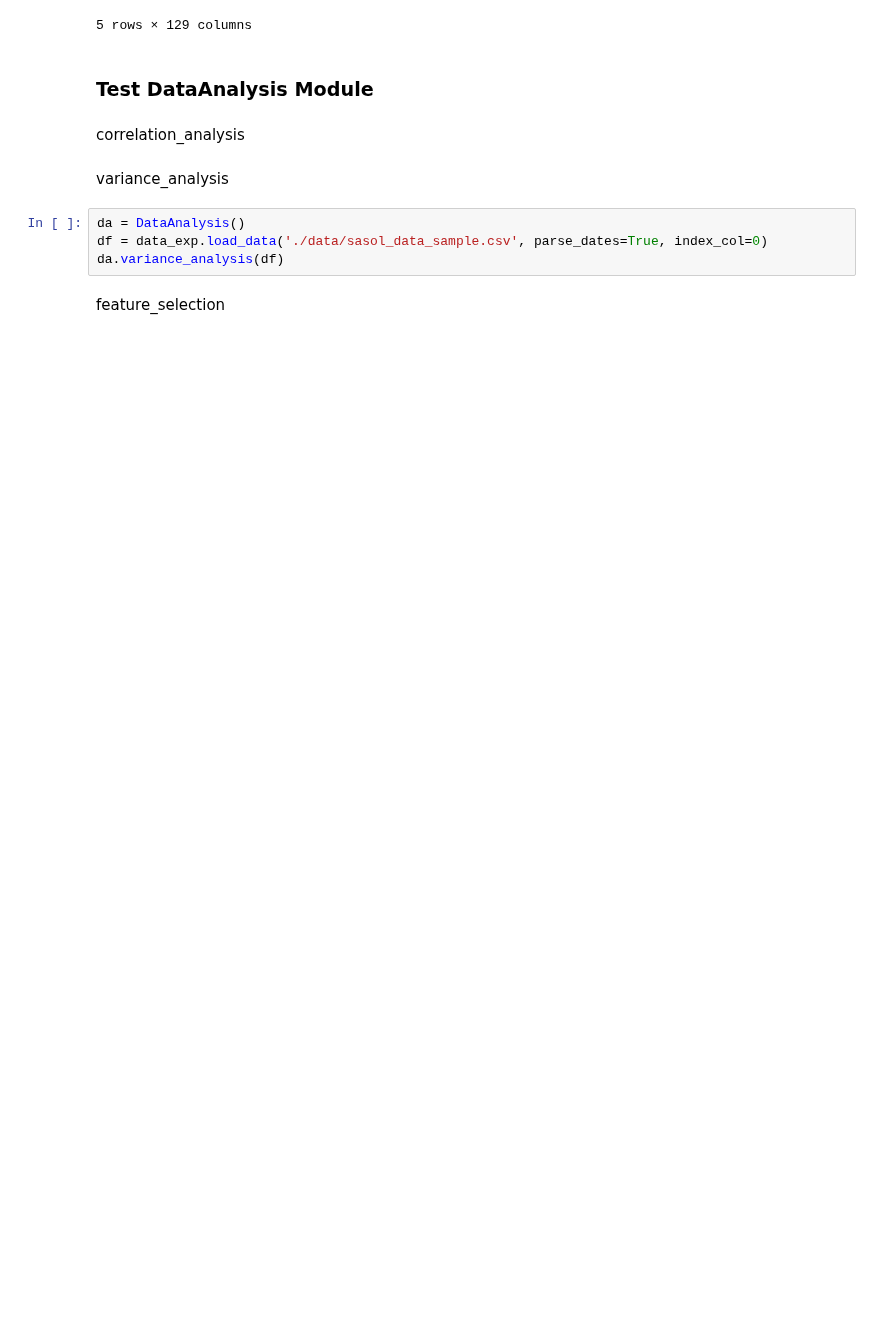
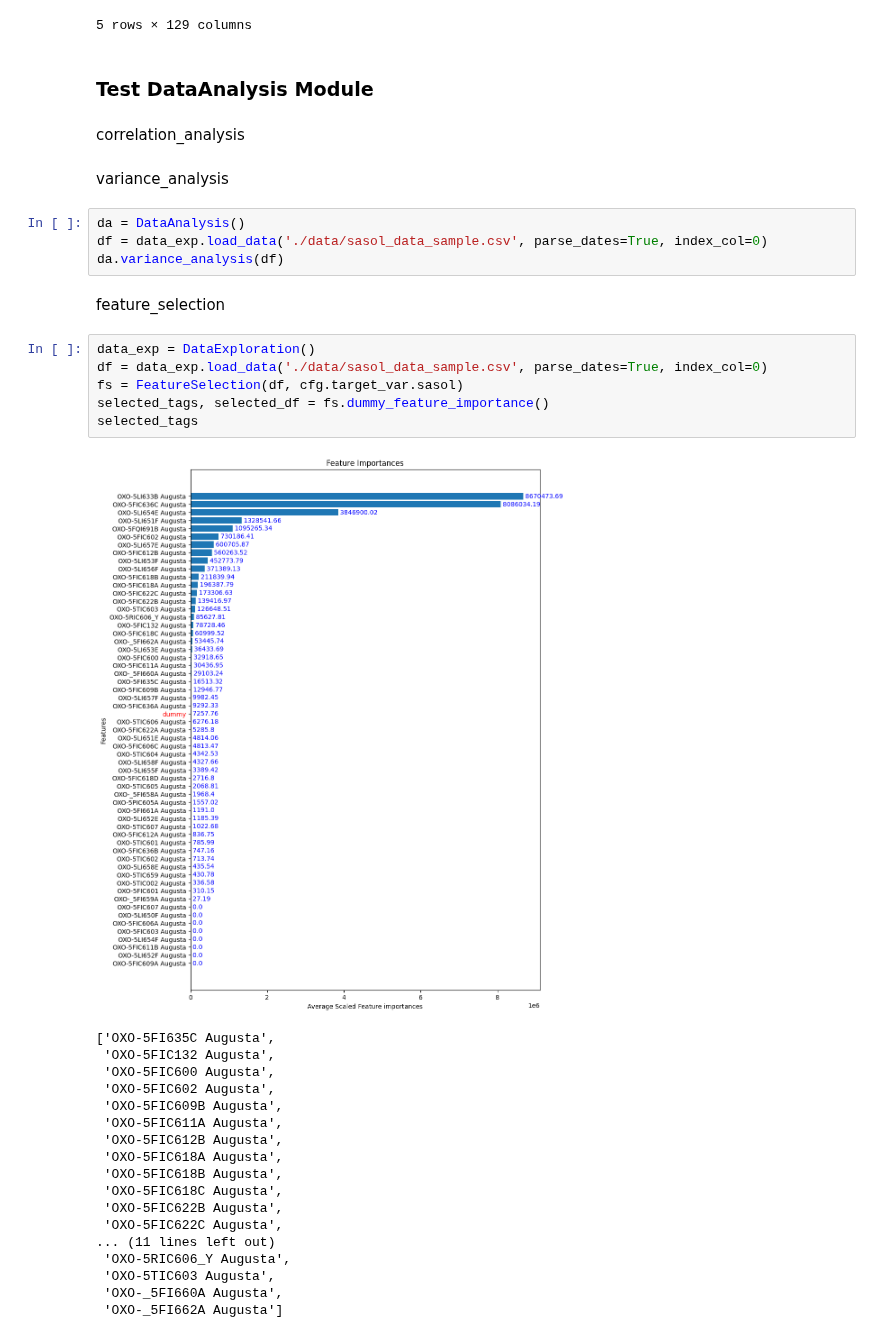
Before and after one commit to Rain-Elutions/Data-Processing-Automation, a Jupyter notebook: test.ipynb, the cells around one changed output. Drawn from its saved outputs; the diff is of its cells as text; blank space fills up the shorter version.

Commit message:
add visuals to dummy_feature_importance function, test for featture selection class

```diff
--- a/test.ipynb
+++ b/test.ipynb
@@ -525,3 +525,28 @@ df = data_exp.load_data('./data/sasol_data_sample.csv', parse_dates=True, index_
 da.variance_analysis(df)
 # %% [markdown]
 feature_selection
+# %%
+data_exp = DataExploration()
+df = data_exp.load_data('./data/sasol_data_sample.csv', parse_dates=True, index_col=0)
+fs = FeatureSelection(df, cfg.target_var.sasol)
+selected_tags, selected_df = fs.dummy_feature_importance()
+selected_tags
+# %% [output]
+[figure, added]
+['OXO-5FI635C Augusta',
+ 'OXO-5FIC132 Augusta',
+ 'OXO-5FIC600 Augusta',
+ 'OXO-5FIC602 Augusta',
+ 'OXO-5FIC609B Augusta',
+ 'OXO-5FIC611A Augusta',
+ 'OXO-5FIC612B Augusta',
+ 'OXO-5FIC618A Augusta',
+ 'OXO-5FIC618B Augusta',
+ 'OXO-5FIC618C Augusta',
+ 'OXO-5FIC622B Augusta',
+ 'OXO-5FIC622C Augusta',
+... (11 lines left out)
+ 'OXO-5RIC606_Y Augusta',
+ 'OXO-5TIC603 Augusta',
+ 'OXO-_5FI660A Augusta',
+ 'OXO-_5FI662A Augusta']
```
Also changed, not shown: parts of 1 cell of this notebook, 3 other files.
